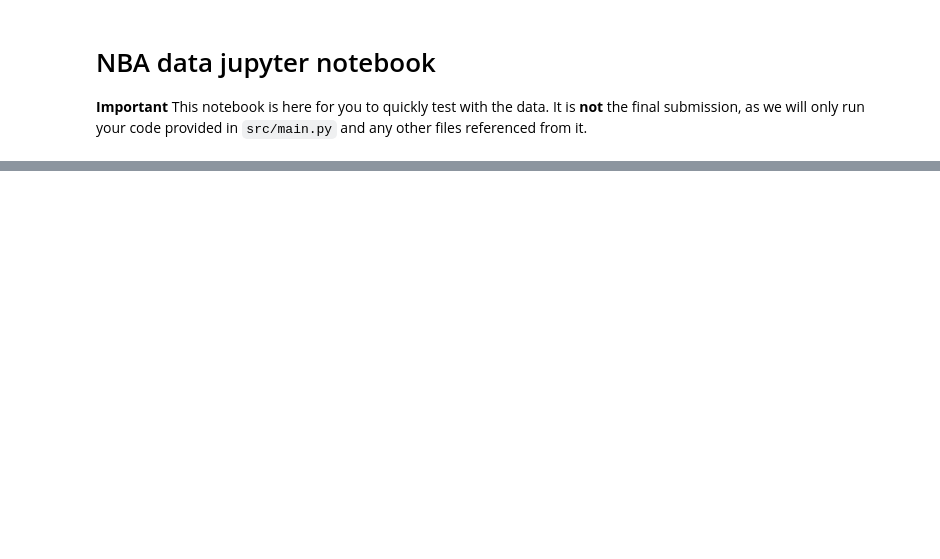
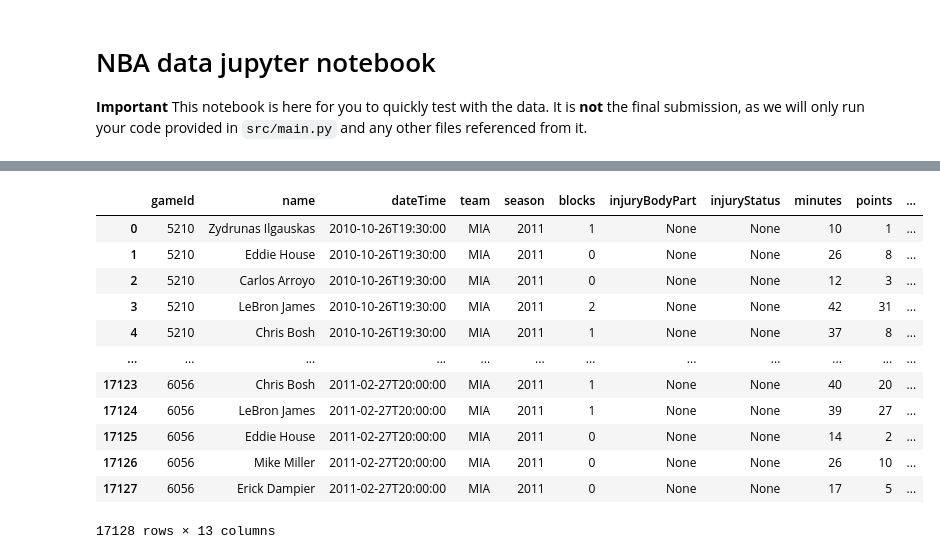
Before and after one commit to GR-NBA-data-challenge/NBA-data-template, a Jupyter notebook: NBA-notebook.ipynb, the cells around one changed output, grey strips where cells are left out. Drawn from its saved outputs; the diff is of its cells as text; code cells hidden in the pictures; blank space fills up the shorter version.

```diff
--- a/NBA-notebook.ipynb
+++ b/NBA-notebook.ipynb
@@ -57,0 +147,16 @@ libsimulation.runSimulation(settings)
+# %%
+data_loader.getPlayers('2011')
+# %% [output]
+|  | gameId | name | dateTime | team | season | blocks | injuryBodyPart | injuryStatus | minutes | points | ... |
+| 0 | 5210 | Zydrunas Ilgauskas | 2010-10-26T19:30:00 | MIA | 2011 | 1 | None | None | 10 | 1 | ... |
+| 1 | 5210 | Eddie House | 2010-10-26T19:30:00 | MIA | 2011 | 0 | None | None | 26 | 8 | ... |
+| 2 | 5210 | Carlos Arroyo | 2010-10-26T19:30:00 | MIA | 2011 | 0 | None | None | 12 | 3 | ... |
+| 3 | 5210 | LeBron James | 2010-10-26T19:30:00 | MIA | 2011 | 2 | None | None | 42 | 31 | ... |
+| 4 | 5210 | Chris Bosh | 2010-10-26T19:30:00 | MIA | 2011 | 1 | None | None | 37 | 8 | ... |
+| ... | ... | ... | ... | ... | ... | ... | ... | ... | ... | ... | ... |
+| 17123 | 6056 | Chris Bosh | 2011-02-27T20:00:00 | MIA | 2011 | 1 | None | None | 40 | 20 | ... |
+| 17124 | 6056 | LeBron James | 2011-02-27T20:00:00 | MIA | 2011 | 1 | None | None | 39 | 27 | ... |
+| 17125 | 6056 | Eddie House | 2011-02-27T20:00:00 | MIA | 2011 | 0 | None | None | 14 | 2 | ... |
+| 17126 | 6056 | Mike Miller | 2011-02-27T20:00:00 | MIA | 2011 | 0 | None | None | 26 | 10 | ... |
+| 17127 | 6056 | Erick Dampier | 2011-02-27T20:00:00 | MIA | 2011 | 0 | None | None | 17 | 5 | ... |
+17128 rows × 13 columns
```
Also changed, not shown: parts of 9 cells of this notebook, 4 other files.
